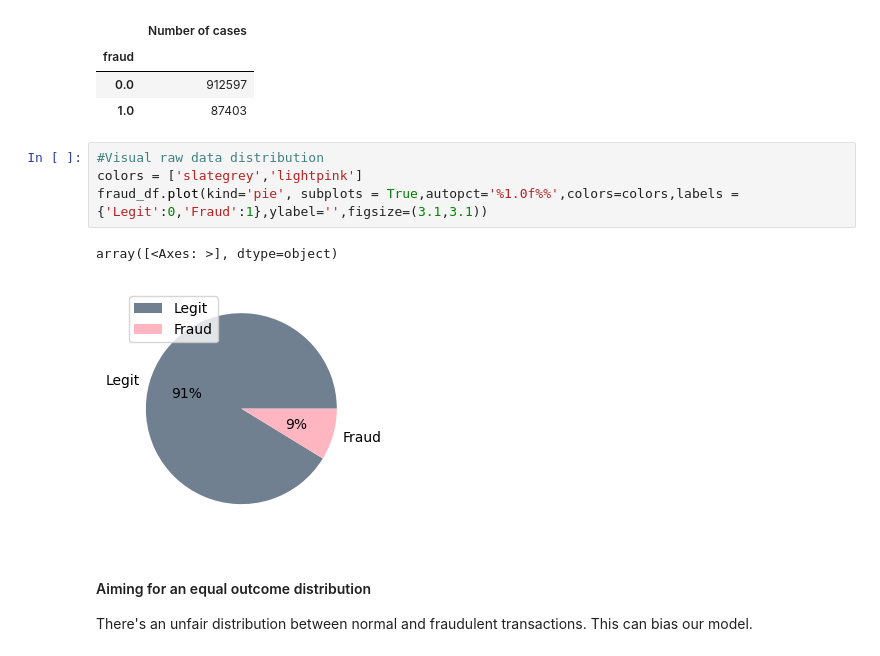
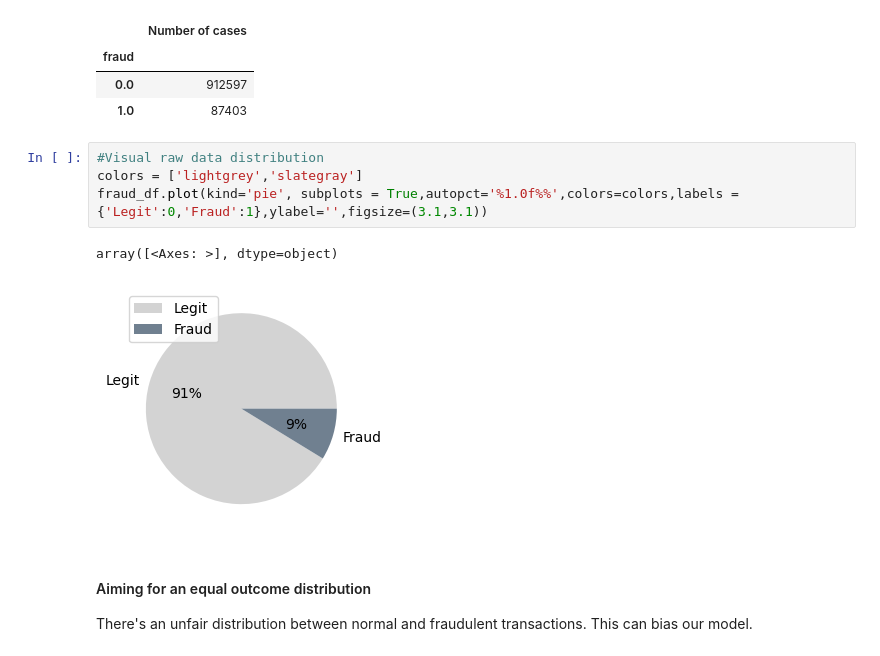
Before and after one commit to DamianTellez/Fraud_Detection, a Jupyter notebook: notebook.ipynb, the cells around one changed output. Drawn from its saved outputs; the diff is of its cells as text.

```diff
--- a/notebook.ipynb
+++ b/notebook.ipynb
@@ -59,11 +59,11 @@ fraud_df
 | 1.0 | 87403 |
 # %%
 #Visual raw data distribution
-colors = ['slategrey','lightpink']
+colors = ['lightgrey','slategray']
 fraud_df.plot(kind='pie', subplots = True,autopct='%1.0f%%',colors=colors,labels = {'Legit':0,'Fraud':1},ylabel='',figsize=(3.1,3.1))
 # %% [output]
 array([<Axes: >], dtype=object)
-[figure, old version]
+[figure, new version]
 # %% [markdown]
 ####  Aiming for an equal outcome distribution
 
```
Also changed, not shown: parts of 10 cells of this notebook.
